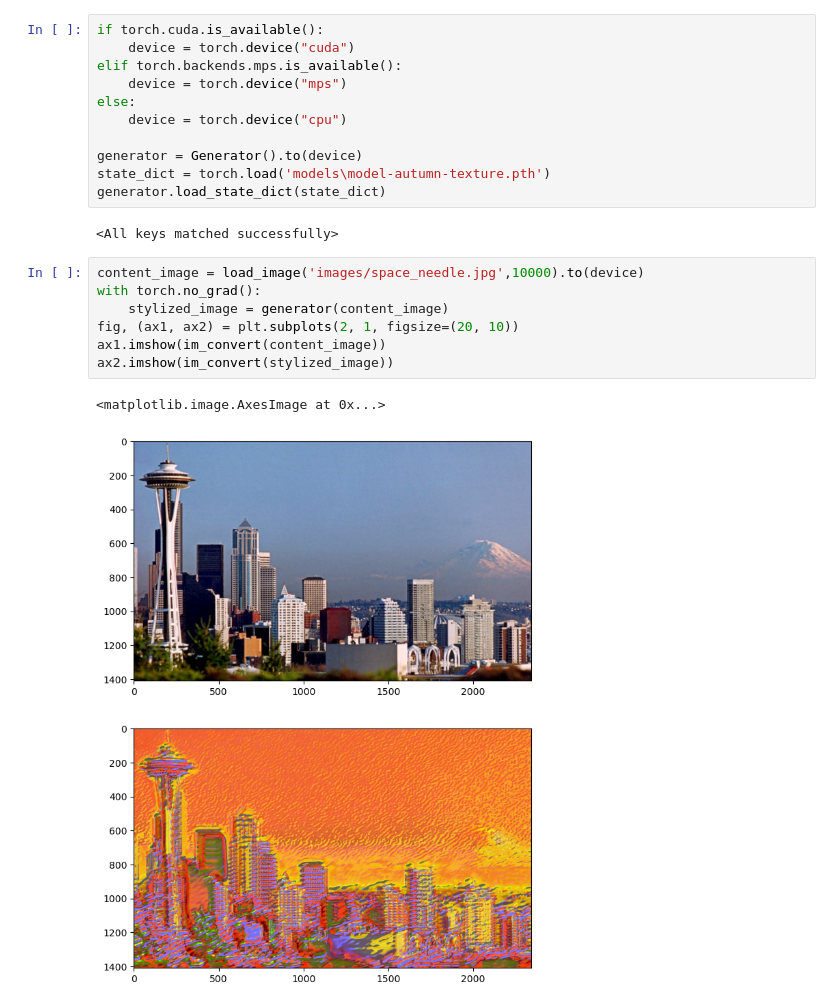
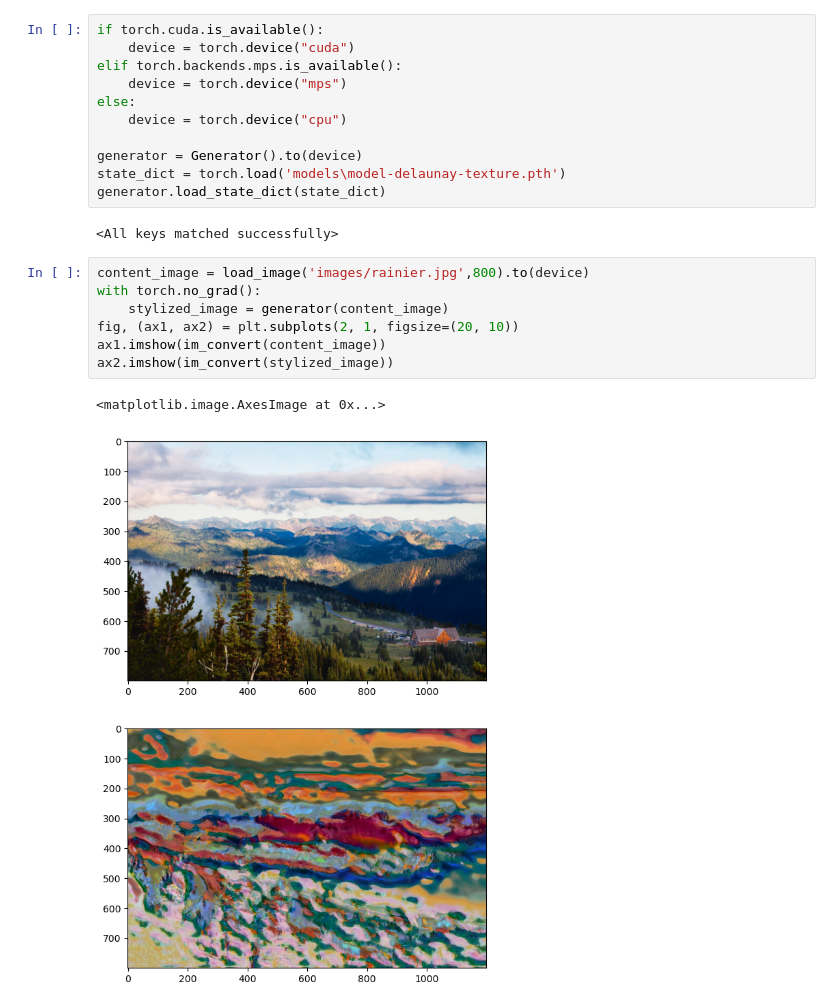
Before and after one commit to Snowball-Di/ECE1508_Project, a Jupyter notebook: src/texture-synthesis-forward.ipynb, the cells around one changed output. Drawn from its saved outputs; the diff is of its cells as text.

Commit message:
add two texture model: sunrise and delaunay

```diff
--- a/src/texture-synthesis-forward.ipynb
+++ b/src/texture-synthesis-forward.ipynb
@@ -135,17 +135,17 @@ else:
     device = torch.device("cpu")
 
 generator = Generator().to(device)
-state_dict = torch.load('models\model-autumn-texture.pth')
+state_dict = torch.load('models\model-delaunay-texture.pth')
 generator.load_state_dict(state_dict)
 # %% [output]
 <All keys matched successfully>
 # %%
-content_image = load_image('images/space_needle.jpg',10000).to(device)
+content_image = load_image('images/rainier.jpg',800).to(device)
 with torch.no_grad():
     stylized_image = generator(content_image)
 fig, (ax1, ax2) = plt.subplots(2, 1, figsize=(20, 10))
 ax1.imshow(im_convert(content_image))
 ax2.imshow(im_convert(stylized_image))
 # %% [output]
 <matplotlib.image.AxesImage at 0x...>
-[figure, old version]
+[figure, new version]
```
Also changed, not shown: 9 other files.
